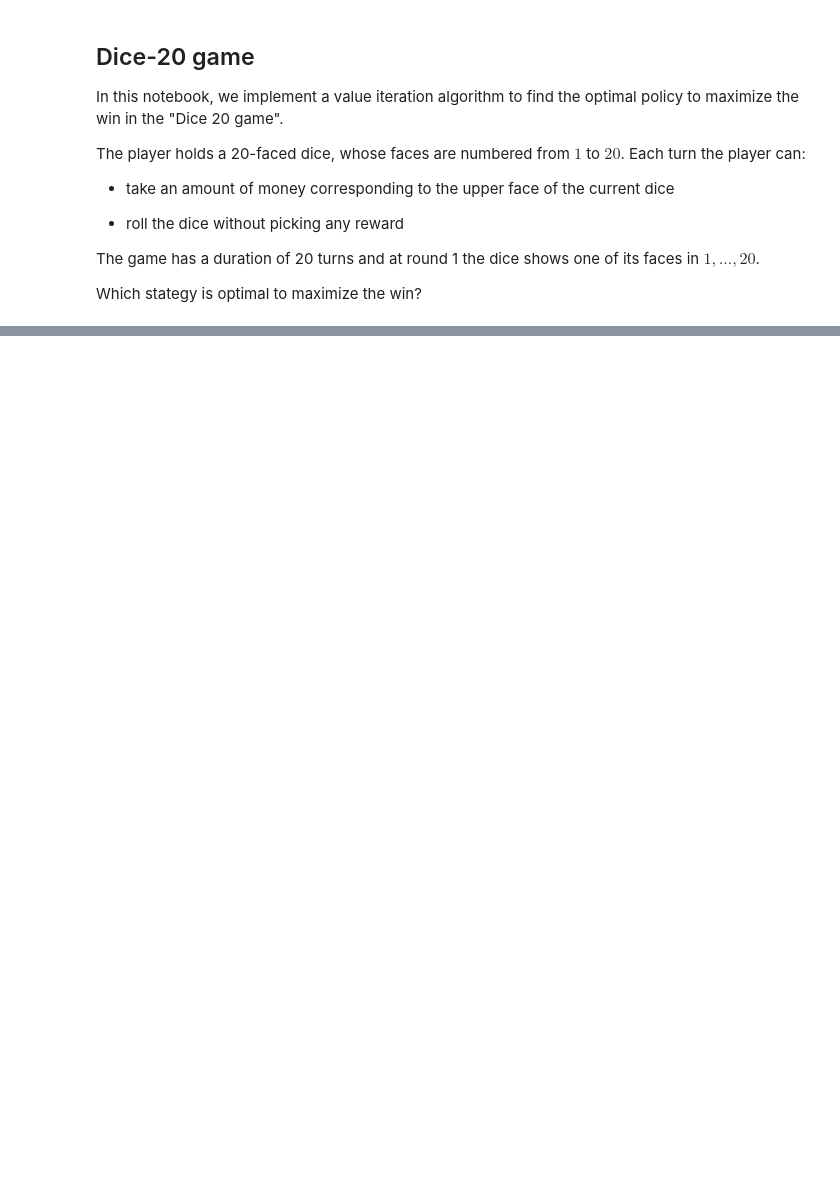
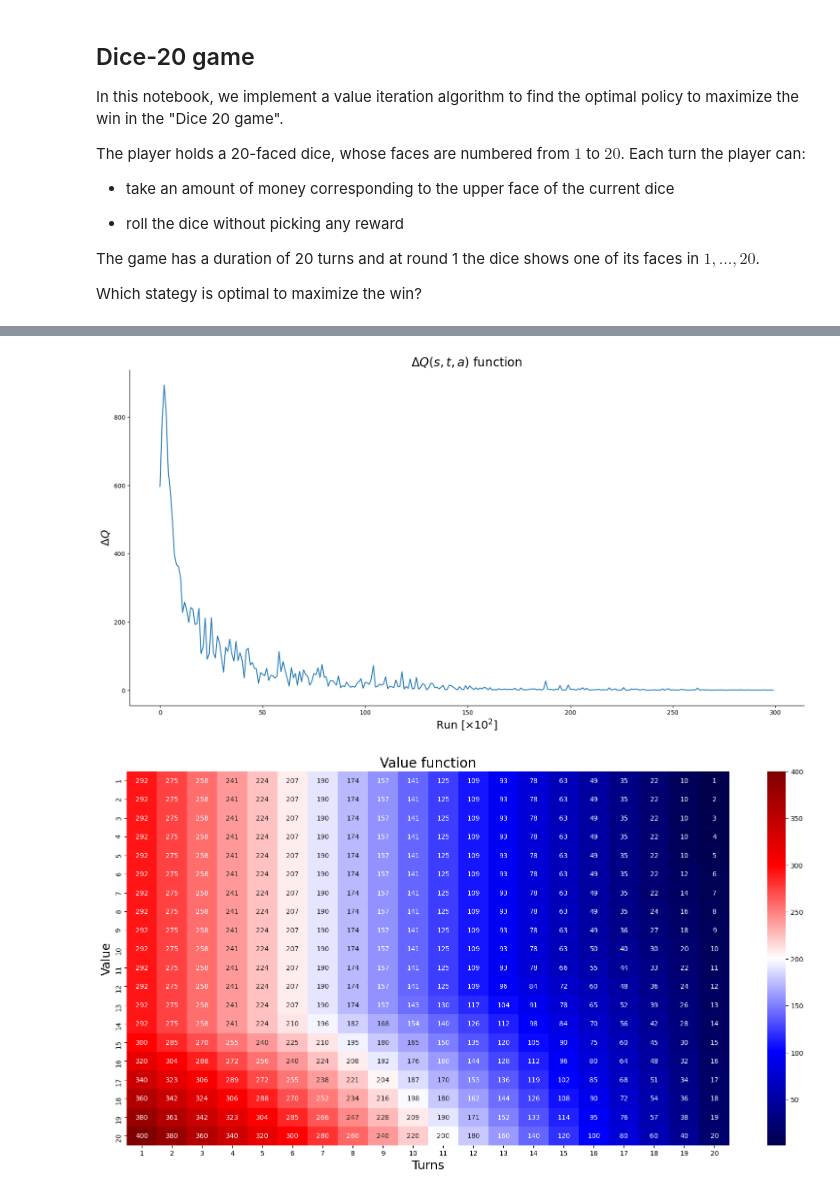
Before and after one commit to alefrajoe/ML-DL-RL, a Jupyter notebook: RL/Dice20 game.ipynb, the cells around one changed output, grey strips where cells are left out. Saved outputs shown, nothing was run; the diff lists cells and outputs as text; code cells hidden in the pictures; blank space fills up the shorter version.

```diff
--- a/RL/Dice20 game.ipynb
+++ b/RL/Dice20 game.ipynb
@@ -118,0 +155,2 @@ plt.show()
+# %%
+td_game = Game()
@@ -118,0 +162,33 @@ plt.show()
+# %%
+# plot functions
+fig, ax = plt.subplots(figsize=(20,10))
+plt.title(r'$ \Delta Q(s,t,a)$ function', fontsize=20)
+plt.plot(td_game.delta_q)
+plt.ylabel(r'$\Delta Q$', fontsize=18)
+plt.xlabel(r'Run [$\times 10^2$]', fontsize=18)
+ax.spines['right'].set_visible(False)
+ax.spines['top'].set_visible(False)
+plt.plot()
+
+# plot 2 -> value function
+fig, ax = plt.subplots(figsize=(20,10))
+plt.title(r'Value function', fontsize=20)
+sns.heatmap(pd.DataFrame(np.round(np.max(td_game.Q, axis=2), 0),
+                          index=[n for n in range(1,21)],
+                          columns=[n for n in range(1,21)]), annot=True, cbar=True, fmt='g', cmap='seismic')
+plt.xlabel(r'Turns', fontsize=18)
+plt.ylabel(r'Value', fontsize=18)
+plt.show()
+
+# plot 3 -> strategy
+fig, ax = plt.subplots(figsize=(20,10))
+plt.title(r'Strategy (0=take, 1=roll again)', fontsize=20)
+sns.heatmap(pd.DataFrame(np.argmax(td_game.Q, axis=2),
+                        index=[n for n in range(1, 21)],
+                        columns=[n for n in range(1, 21)]), annot=True, cbar=True, fmt='g', cmap='seismic')
+plt.xlabel(r'Turns', fontsize=18)
+plt.ylabel(r'Strategy', fontsize=18)
+plt.show()
+# %% [output]
+[figure, added]
+[figure, added]
```
Also changed, not shown: parts of 7 cells of this notebook, 1 other file.
